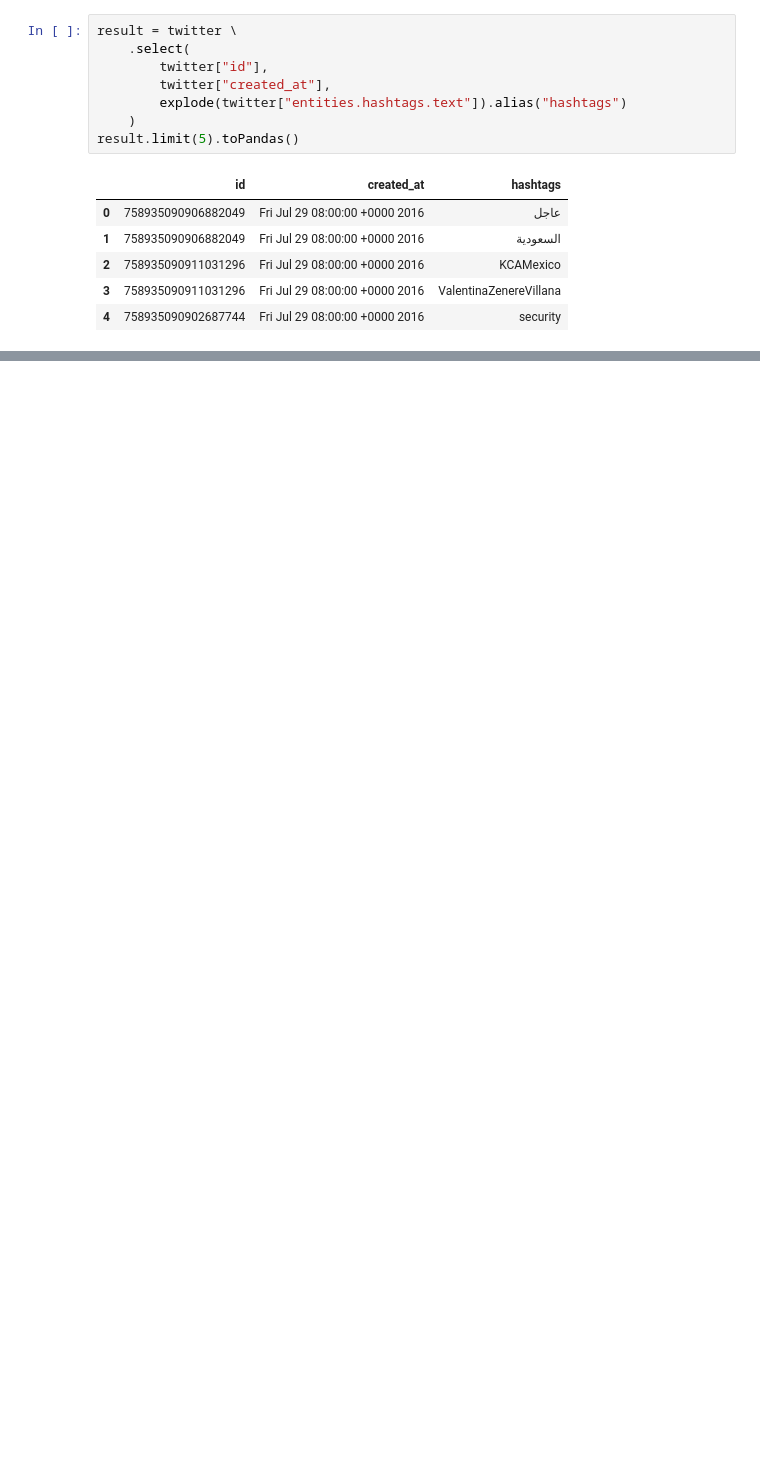
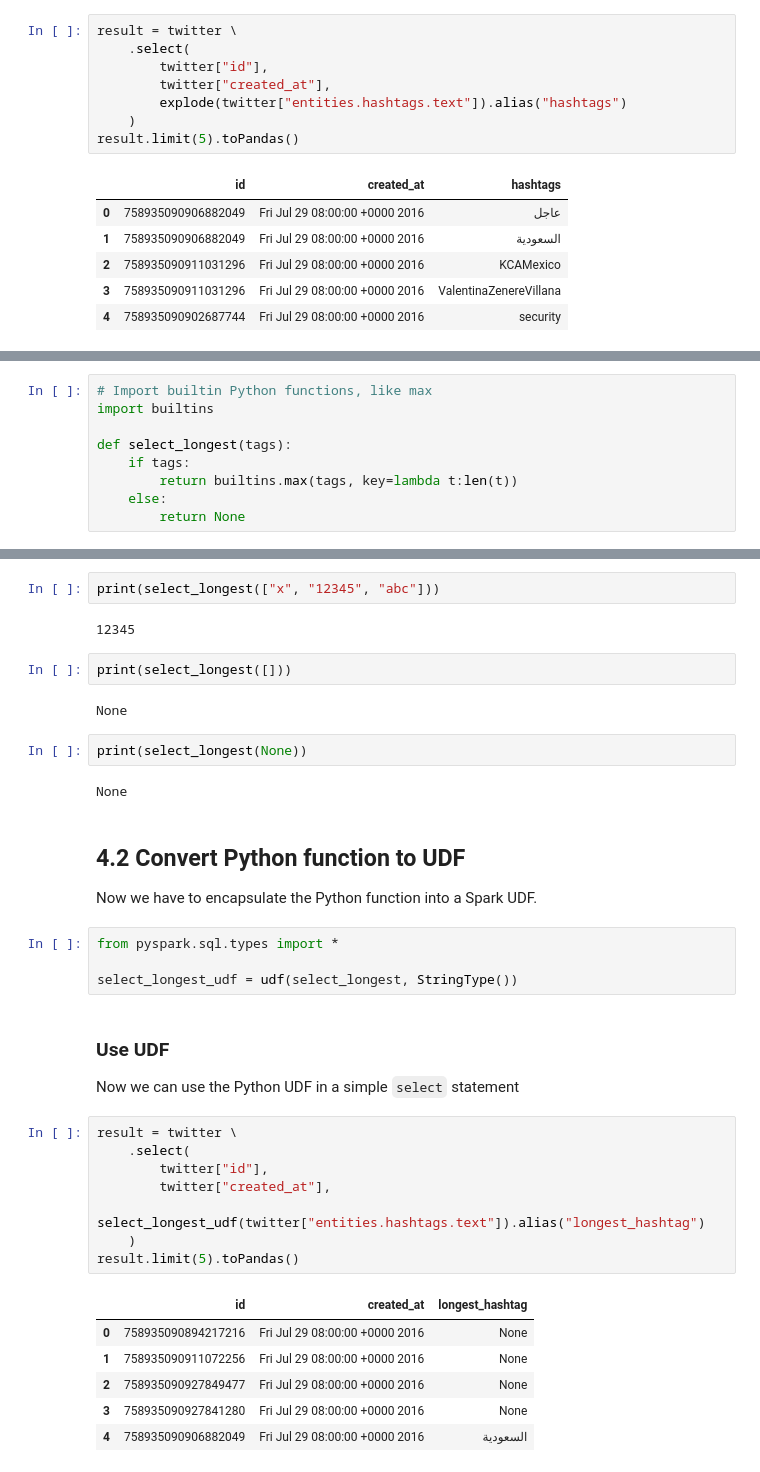
Before and after one commit to dimajix/spark-training, a Jupyter notebook: spark-python/jupyter-advanced/09 - Working with JSONs - Full.ipynb, the cells around one changed output, grey strips where cells are left out. Saved outputs shown, nothing was run; the diff lists cells and outputs as text; blank space fills up the shorter version.

Commit message:
Updated PySpark advanced notebooks

```diff
--- a/spark-python/jupyter-advanced/08 - Working with JSONs.ipynb
+++ b/spark-python/jupyter-advanced/09 - Working with JSONs - Full.ipynb
@@ -136,0 +259,9 @@ result.limit(5).toPandas()
+# %%
+# Import builtin Python functions, like max
+import builtins
+
+def select_longest(tags):
+    if tags:
+        return builtins.max(tags, key=lambda t:len(t))
+    else:
+        return None
@@ -136,0 +275,39 @@ result.limit(5).toPandas()
+# %%
+print(select_longest(["x", "12345", "abc"]))
+# %% [output]
+12345
+# %%
+print(select_longest([]))
+# %% [output]
+None
+# %%
+print(select_longest(None))
+# %% [output]
+None
+# %% [markdown]
+## 4.2 Convert Python function to UDF
+
+Now we have to encapsulate the Python function into a Spark UDF.
+# %%
+from pyspark.sql.types import *
+
+select_longest_udf = udf(select_longest, StringType())
+# %% [markdown]
+### Use UDF
+
+Now we can use the Python UDF in a simple `select` statement
+# %%
+result = twitter \
+    .select(
+        twitter["id"],
+        twitter["created_at"],
+        select_longest_udf(twitter["entities.hashtags.text"]).alias("longest_hashtag")
+    )
+result.limit(5).toPandas()
+# %% [output]
+|  | id | created_at | longest_hashtag |
+| 0 | 758935090894217216 | Fri Jul 29 08:00:00 +0000 2016 | None |
+| 1 | 758935090911072256 | Fri Jul 29 08:00:00 +0000 2016 | None |
+| 2 | 758935090927849477 | Fri Jul 29 08:00:00 +0000 2016 | None |
+| 3 | 758935090927841280 | Fri Jul 29 08:00:00 +0000 2016 | None |
+| 4 | 758935090906882049 | Fri Jul 29 08:00:00 +0000 2016 | السعودية |
```
Also changed, not shown: parts of 32 cells of this notebook, 15 other files.
